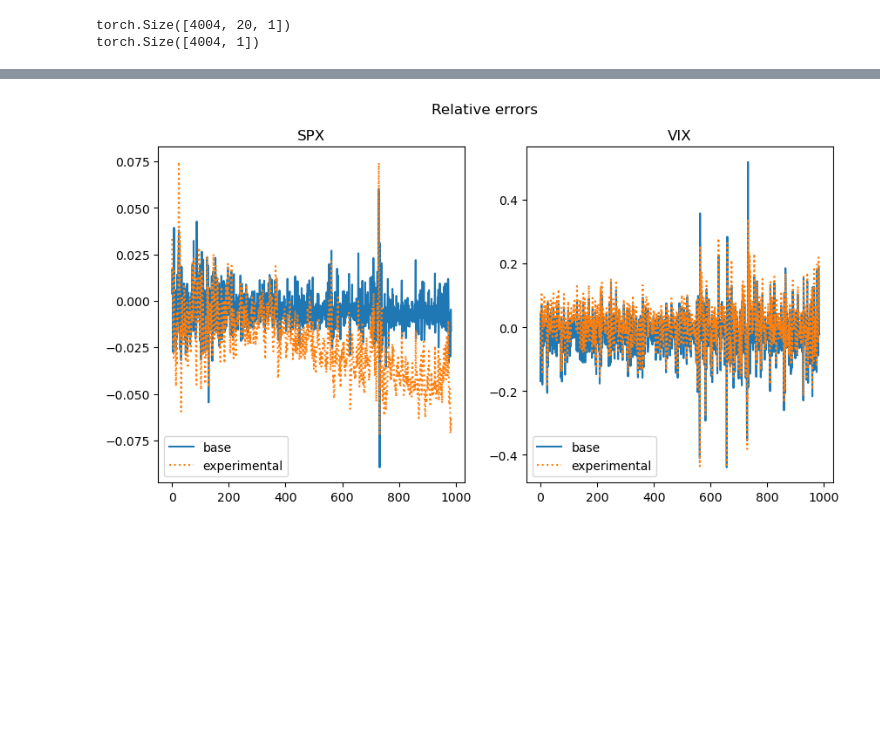
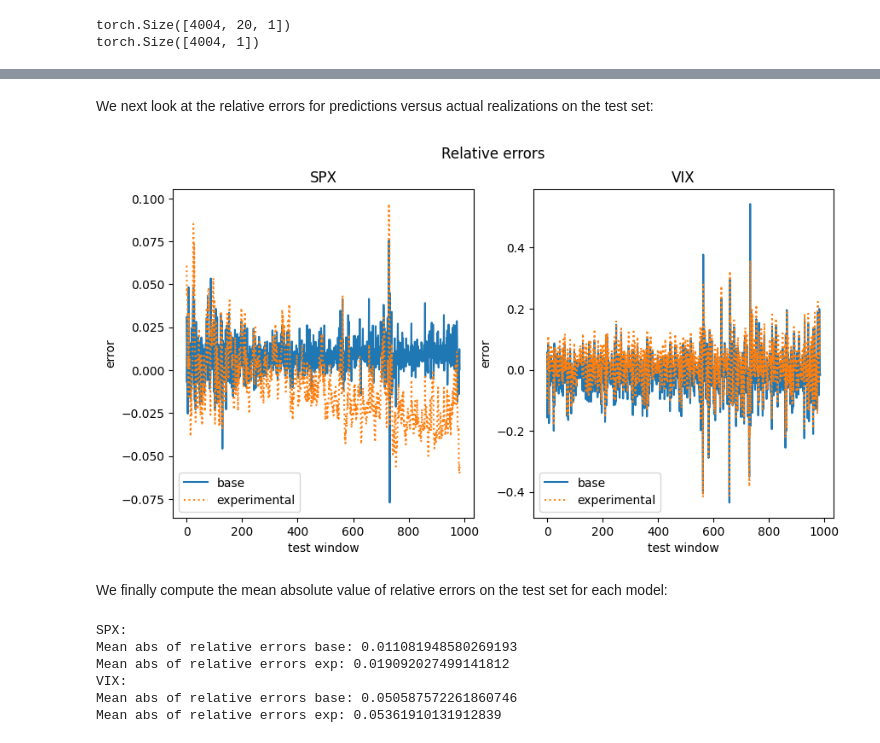
Before and after one commit to agrotz-msai/deep-learning-systems-project, a Jupyter notebook: deep_learning.ipynb, the cells around one changed output, grey strips where cells are left out. Cells and saved outputs as stored; diff of their text form; code cells hidden in the pictures; blank space fills up the shorter version.

```diff
--- a/deep_learning.ipynb
+++ b/deep_learning.ipynb
@@ -189,16 +218,24 @@ window_size = 20
 # %%
 def split_windows(values, window_size):
     '''
-    TODO
+    A function that splits a timeseries into a series of feature windows and
+    a series of continuations of these windows with the next value
+
+    Args:
+        values (numpy array): The timeseries to split
+        window_size (int): The length of the windows
+
+    Returns:
+        (numpy array, numpy array): The series of feature windows and the series of continuations
     '''
     windows = []
-    labels = []
+    continuations = []
     for i in range(len(values) - window_size-1):
         windows.append(values[i : i + window_size])
-        labels.append(values[i + window_size])
+        continuations.append(values[i + window_size])
     windows = np.array(windows, dtype=np.float32)
-    labels = np.array(labels, dtype=np.float32)
-    return (windows, labels)
+    continuations = np.array(continuations, dtype=np.float32)
+    return (windows, continuations)
 # %%
 (windows_train_spx, labels_train_spx) = split_windows(df_train_spx[['LogClose']].to_numpy(), window_size)
 x_train_spx = torch.tensor(windows_train_spx)
@@ -296,5 +343,10 @@ def train_model(model, optimizer, loader_train, loader_test, epochs):
 # %%
 class ExtractTensor(nn.Module):
+    '''
+    The LSTM output has shape shape (batch, features, hidden).
+    We need to remove the hidden output for further use with a linear layer in a sequential model.
+    The required dimensionality reduction is implemented in this class
+    '''
     def forward(self,x):
         # Output shape (batch, features, hidden)
         tensor, _ = x
@@ -343,10 +397,10 @@ Epoch: 10/10..  Training Loss: 0.006..  Test Loss: 0.006..
 # %%
-act_spx = np.exp(y_test_spx+mean_spx).detach().cpu().numpy()
+act_spx = np.exp(y_test_spx.detach().cpu().numpy()+mean_spx)
 pred_base_spx = model_base_spx.forward(x_test_spx).detach().cpu().numpy()
 pred_base_spx= np.exp(pred_base_spx+mean_spx)
 diff_base_spx = pred_base_spx-act_spx
 # %%
-act_vix = np.exp(y_test_vix+mean_vix).detach().cpu().numpy()
+act_vix = np.exp(y_test_vix.detach().cpu().numpy()+mean_vix)
 pred_base_vix = model_base_vix.forward(x_test_vix).detach().cpu().numpy()
 pred_base_vix= np.exp(pred_base_vix+mean_vix)
 diff_base_vix = pred_base_vix-act_vix
@@ -429,17 +499,35 @@ Mean relative error exp: 0.05230754605669249
+# %% [markdown]
+We next look at the relative errors for predictions versus actual realizations on the test set:
 # %%
 fig, ax = plt.subplots(1, 2, figsize=(10, 5))
 fig.suptitle('Relative errors')
 ax[0].plot(diff_base_spx/act_spx, label="base")
 ax[0].plot(diff_exp_spx/act_spx,linestyle='dotted', label="experimental")
 ax[1].plot(diff_base_vix/act_vix, label="base")
 ax[1].plot(diff_exp_vix/act_vix,linestyle='dotted', label="experimental")
-ax[0].set(title='SPX')
-ax[1].set(title='VIX')
+ax[0].set(title='SPX', xlabel='test window', ylabel='error')
+ax[1].set(title='VIX', xlabel='test window', ylabel='error')
 ax[0].legend(loc="lower left")
 ax[1].legend(loc="lower left")
 plt.show()
 # %% [output]
-[figure, old version]
+[figure, new version]
+# %% [markdown]
+We finally compute the mean absolute value of relative errors on the test set for each model:
+# %%
+print('SPX:')
+print(f'Mean abs of relative errors base: {np.mean(np.abs(pred_base_spx/act_spx-1))}')
+print(f'Mean abs of relative errors exp: {np.mean(np.abs(pred_exp_spx/act_spx-1))}')
+print('VIX:')
+print(f'Mean abs of relative errors base: {np.mean(np.abs(pred_base_vix/act_vix-1))}')
+print(f'Mean abs of relative errors exp: {np.mean(np.abs(pred_exp_vix/act_vix-1))}')
+# %% [output]
+SPX:
+Mean abs of relative errors base: 0.011081948580269193
+Mean abs of relative errors exp: 0.019092027499141812
+VIX:
+Mean abs of relative errors base: 0.050587572261860746
+Mean abs of relative errors exp: 0.05361910131912839
 # %% [markdown]
 <a id='summary'></a>
 ### Summary
```
Also changed, not shown: parts of 38 cells of this notebook, 2 other files.
